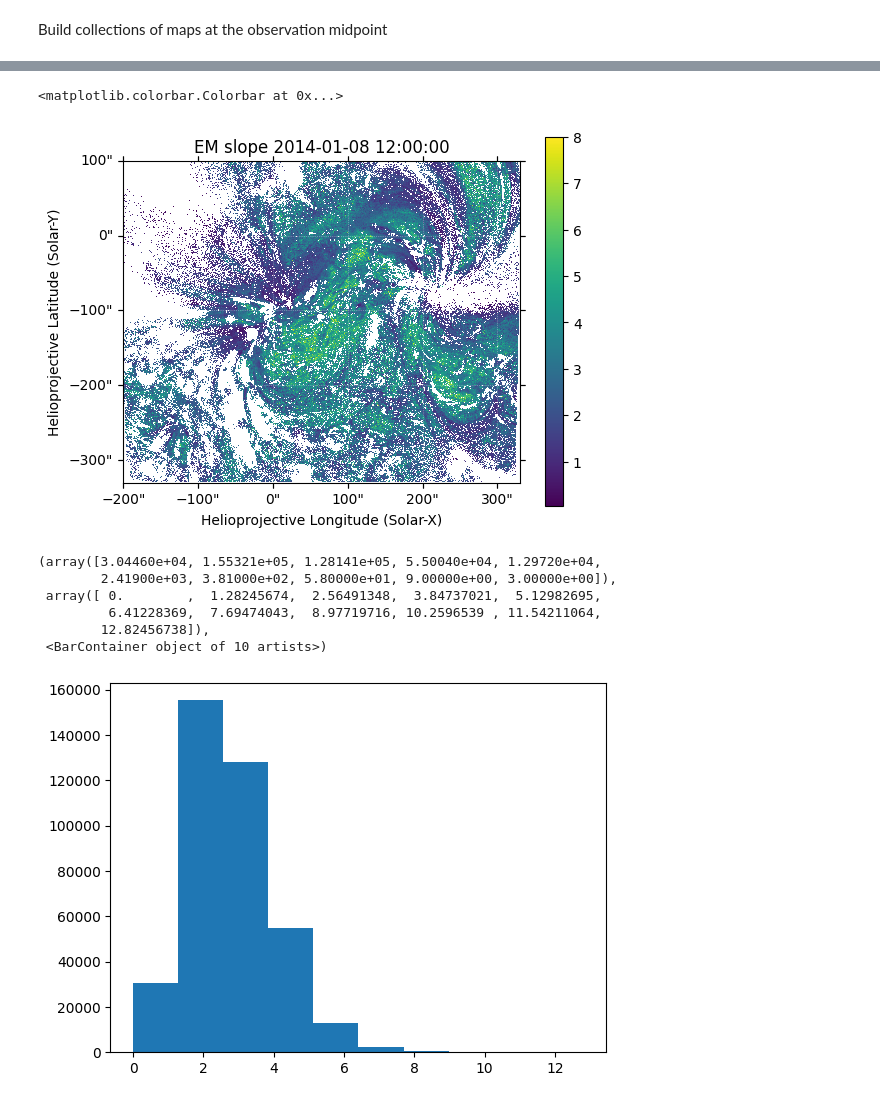
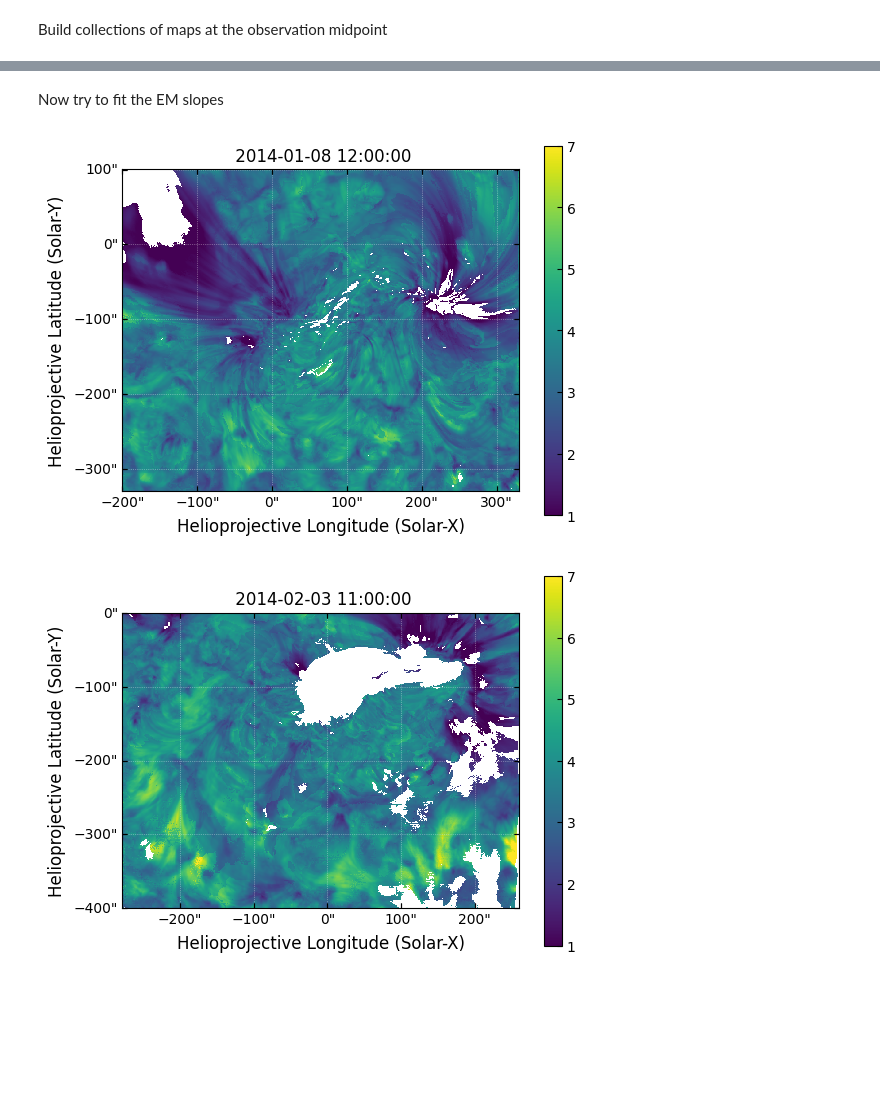
Before and after one commit to wtbarnes/loops-workshop-2024-talk, a Jupyter notebook: notebooks/aia_dem.ipynb, the cells around one changed output, grey strips where cells are left out. Saved outputs shown, nothing was run; the diff lists cells and outputs as text; code cells hidden in the pictures; blank space fills up the shorter version.

```diff
--- a/notebooks/aia_dem.ipynb
+++ b/notebooks/aia_dem.ipynb
@@ -90,8 +104,8 @@ for row in ar_table:
     em_dir.mkdir(exist_ok=True, parents=True)
     for l2_dir in ['level_2', 'level_2_EIS']:
         print(l2_dir)
-        fov_label = f'fov{"EIS" if l2_dir=='level_2_EIS' else "AIA"}'
-        _collection = build_aia_collection(top_dir / 'AIA' / l2_dir, row['Date mid'])
+        #_collection = build_aia_collection(top_dir / 'AIA' / l2_dir, row['Date mid'])
+        _collection = build_aia_collection_from_cube(top_dir / 'AIA' / f'{l2_dir}_datacubes.zarr')
         dem_model = Model(_collection,
                           kernels,
                           temperature_bin_edges,
@@ -99,12 +113,10 @@ for row in ar_table:
                           model='hk12')
         dem_res = dem_model.fit(**dem_settings)
         dem_res['em'].mask = dem_res['dem'].mask
+        fov_label = f'fov{"EIS" if l2_dir=='level_2_EIS' else "AIA"}'
         write_cube_with_xarray(dem_res['em'],
                                'temperature',
                                em_dir / f'em_noaa{row["NOAA AR"]}_{fov_label}.nc')
-        slope_map = make_slope_map(dem_res['em'], **slope_fitting_params)
-        with asdf.AsdfFile({'slope_map': slope_map}) as asdf_file:
-            asdf_file.write_to(em_dir / f'emslope_noaa{row["NOAA AR"]}_{fov_label}.asdf')
 # %% [output]
 11944
 level_2
@@ -193,5 +165,0 @@ with asdf.AsdfFile({'slope_map': slope_map}) as asdf_file:
-# %%
-with asdf.open('../data/noaa_11990/diagnostics/dem/emslope_noaa11990_fovEIS.asdf', lazy_load=False) as af:
-    _sm = af['slope_map']
-#_sm.mask = None
-_sm.peek(vmax=8, cmap='viridis', aspect=_sm.scale[1]/_sm.scale[0])
@@ -209,19 +166,31 @@ plt.colorbar()
-# %%
-foo = make_slope_map(dem_res_11944['em'], temperature_bounds=(.9,3)*u.MK, em_threshold=1e24*u.cm**(-5), rsquared_tolerance=0.7)
-#foo.mask = np.any([foo.mask, foo.data<0], axis=0)
-foo.plot(vmax=8, cmap='viridis')
-#plt.plot(*np.where(foo.data<0)[::-1], marker='.', color='C1', ls='')
-plt.colorbar()
-# %% [output]
-<matplotlib.colorbar.Colorbar at 0x...>
-[figure, removed]
-# %%
-plt.hist(foo.data[~foo.mask],log=False)
-# %% [output]
-(array([3.04460e+04, 1.55321e+05, 1.28141e+05, 5.50040e+04, 1.29720e+04,
-        2.41900e+03, 3.81000e+02, 5.80000e+01, 9.00000e+00, 3.00000e+00]),
- array([ 0.        ,  1.28245674,  2.56491348,  3.84737021,  5.12982695,
-         6.41228369,  7.69474043,  8.97719716, 10.2596539 , 11.54211064,
-        12.82456738]),
- <BarContainer object of 10 artists>)
-[figure, removed]
+# %% [markdown]
+Now try to fit the EM slopes
+# %%
+slope_fitting_params = {
+    'temperature_bounds': (0.8*u.MK,None),
+    'em_threshold': 5e26*u.cm**(-5),
+    'rsquared_tolerance': 0.9,
+    'iterate_bounds':False,
+    'max_upper_bound': 8*u.MK,
+    'mask_negative': True,
+}
+# %%
+for row in ar_table:
+    top_dir = root_dir / f'noaa_{row["NOAA AR"]}'
+    em_dir = top_dir / 'diagnostics' / 'dem'
+    for l2_dir in ['level_2', 'level_2_EIS']:
+        fov_label = f'fov{"EIS" if l2_dir=='level_2_EIS' else "AIA"}'
+        dem_res = read_cube_with_xarray(em_dir / f'em_noaa{row["NOAA AR"]}_{fov_label}.nc',
+                                        'temperature',
+                                        'phys.temperature')
+        slope_map = make_slope_map(dem_res, **slope_fitting_params)
+        with asdf.AsdfFile({'slope_map': slope_map}) as asdf_file:
+            asdf_file.write_to(em_dir / f'emslope_noaa{row["NOAA AR"]}_{fov_label}.asdf')
+# %%
+for row in ar_table:
+    with asdf.open(f'../data/noaa_{row["NOAA AR"]}/diagnostics/dem/emslope_noaa{row["NOAA AR"]}_fovAIA.asdf', lazy_load=False) as af:
+        _sm = af['slope_map']
+    _sm.peek(vmin=1,vmax=7, cmap='viridis', aspect=_sm.scale[1]/_sm.scale[0])
+# %% [output]
+[figure, added]
+[figure, added]
```
Also changed, not shown: parts of 19 cells of this notebook, 15 other files.
